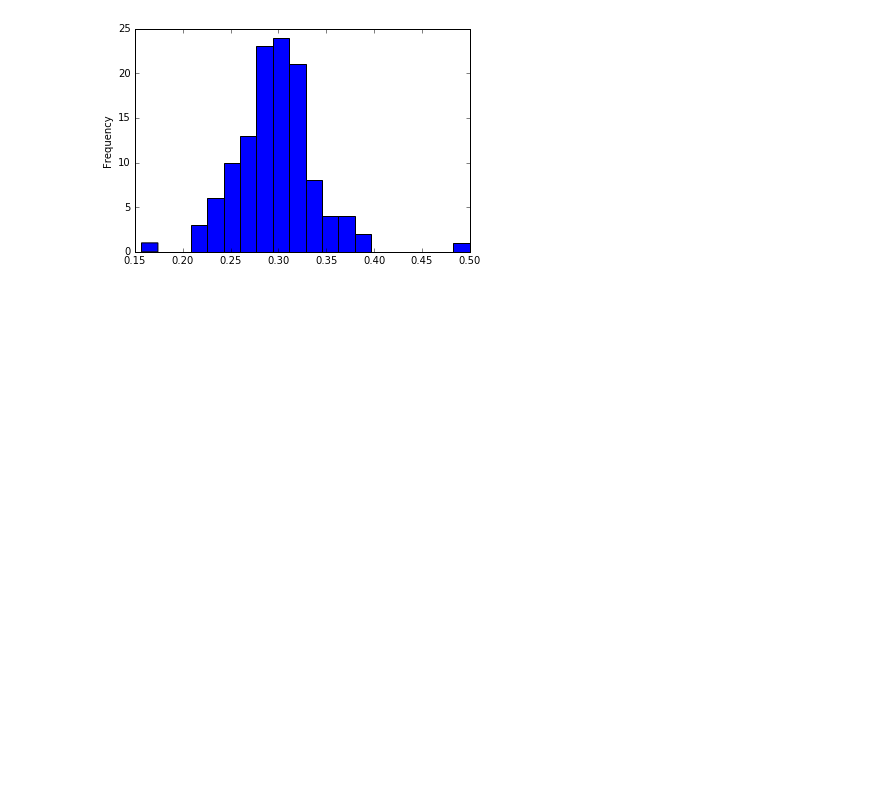
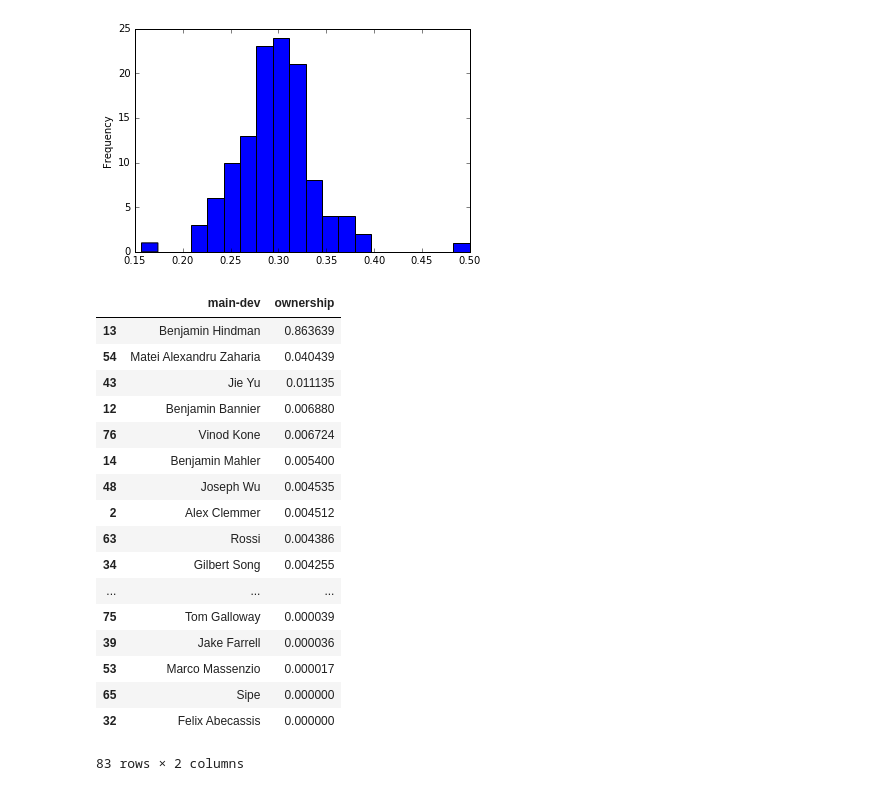
Before and after one commit to janisz/buf-factor-calculator, a Jupyter notebook: Untitled.ipynb, the cells around one changed output. Saved outputs shown, nothing was run; the diff lists cells and outputs as text; code cells hidden in the pictures; blank space fills up the shorter version.

```diff
--- a/Untitled.ipynb
+++ b/Untitled.ipynb
@@ -33,0 +36,24 @@ df['ratio'].plot.hist(bins=20)
+# %%
+main_dev = pd.read_csv('data/repos/apache/mesos/main-dev.csv', parse_dates=True)
+dev = main_dev[['main-dev', 'ownership']].groupby('main-dev').sum()  / summary['value'][2]
+dev = dev / dev.sum()
+dev.reset_index().sort_values(by='ownership', ascending=False)
+# %% [output]
+|  | main-dev | ownership |
+| 13 | Benjamin Hindman | 0.863639 |
+| 54 | Matei Alexandru Zaharia | 0.040439 |
+| 43 | Jie Yu | 0.011135 |
+| 12 | Benjamin Bannier | 0.006880 |
+| 76 | Vinod Kone | 0.006724 |
+| 14 | Benjamin Mahler | 0.005400 |
+| 48 | Joseph Wu | 0.004535 |
+| 2 | Alex Clemmer | 0.004512 |
+| 63 | Rossi | 0.004386 |
+| 34 | Gilbert Song | 0.004255 |
+| ... | ... | ... |
+| 75 | Tom Galloway | 0.000039 |
+| 39 | Jake Farrell | 0.000036 |
+| 53 | Marco Massenzio | 0.000017 |
+| 65 | Sipe | 0.000000 |
+| 32 | Felix Abecassis | 0.000000 |
+83 rows × 2 columns
```
Also changed, not shown: parts of 2 cells of this notebook, 2 other files.
